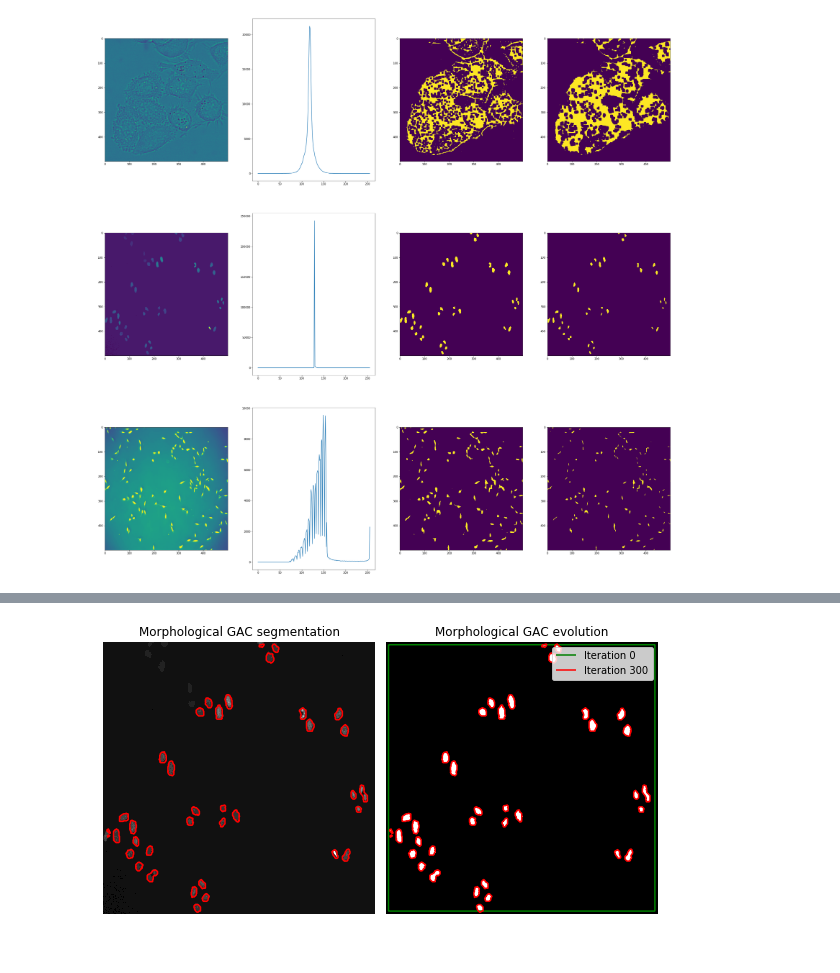
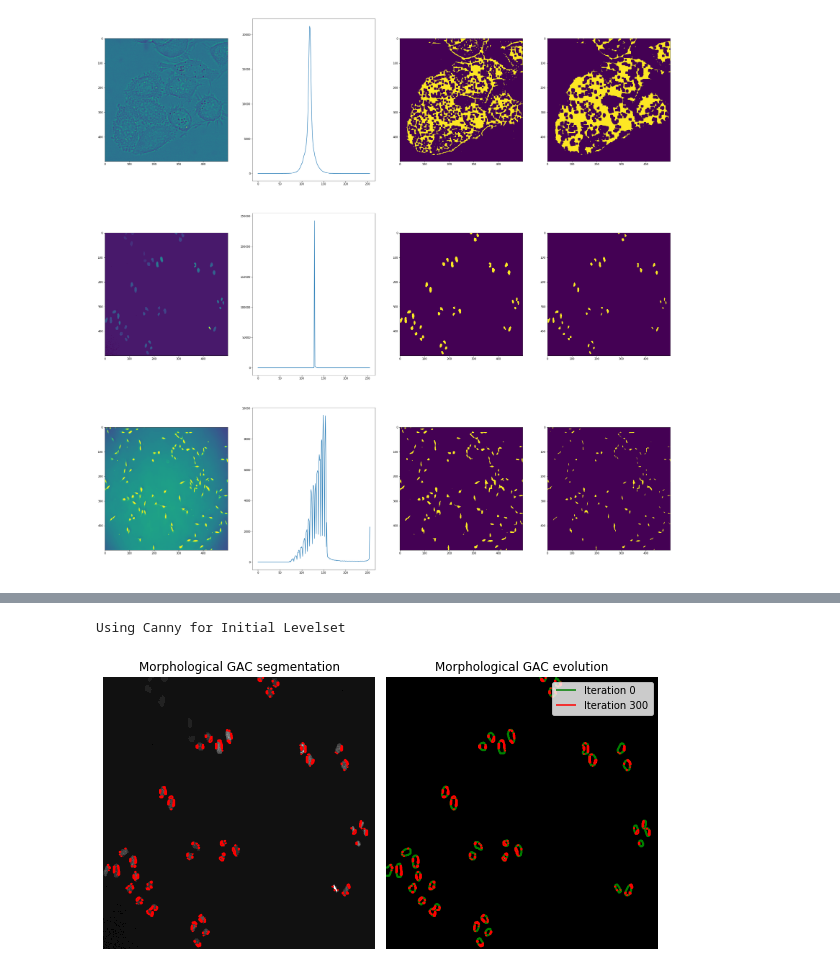
Before and after one commit to shizhs/COMP9517, a Jupyter notebook: levelset_segmentation.ipynb, the cells around one changed output, grey strips where cells are left out. Saved outputs shown, nothing was run; the diff lists cells and outputs as text; code cells hidden in the pictures.

Commit message:
Canny detection for initial levelset template

```diff
--- a/levelset_segmentation.ipynb
+++ b/levelset_segmentation.ipynb
@@ -92,3 +92,40 @@ fluo_resized, fluo_th, fluo_th2 = thres_preprocessing(fluo_test, f2, 5)
 phc_resized, phc_th, phc_th2 = thres_preprocessing(phc_test, f2, 9)
 # %% [output]
 [figure]
+# %%
+# import glob
+
+def automatic_canny(img, f=None, i=None, sigma=0.33):
+
+# #     blurred_img = cv2.GaussianBlur(resized_img, (3,3), 0)
+#     kernel = np.ones((7,7), np.uint8)
+# #     blurred_img = cv2.morphologyEx(resized_img, cv2.MORPH_TOPHAT, kernel)
+#     opened = cv2.morphologyEx(resized_img, cv2.MORPH_OPEN, kernel)
+#     closed = cv2.morphologyEx(opened, cv2.MORPH_CLOSE, kernel)
+#     blurred_img = closed - opened
+
+#     st = cv2.morphologyEx(resized_img, cv2.MORPH_CLOSE, np.ones((7,7),np.uint8))
+#     st2 = cv2.morphologyEx(resized_img, cv2.MORPH_OPEN, np.ones((7,7),np.uint8))
+#     blurred_img = st - st2
+
+    # Compute the median of the single channel pixel intensities
+    v = np.median(img)
+
+    # Apply canny detection using computed median
+    lower = int(max(0, (1.0-sigma) * v))
+    upper = int(min(255,  (1.0+sigma) * v))
+    edged_img = cv2.Canny(img, lower, upper)
+
+    if f != None and i != None:
+        ax = f.add_subplot(3,2,i)
+        ax.imshow(img, cmap='gray')
+        ax0 = f.add_subplot(3,2,i+1)
+        ax0.imshow(edged_img, cmap='gray')
+
+    return edged_img
+
+# Run Canny
+f3 = plt.figure(figsize=(38, 38))
+dic_edged = automatic_canny(dic_th, f3, 1)
+fluo_edged = automatic_canny(fluo_th, f3, 3)
+phc_edged = automatic_canny(phc_th, f3, 5)
@@ -140,6 +179,9 @@ def level_set_segmentation(img, iteration = 300,
         reverse_ls = checkerboard_level_set
     elif level_set == 'circles':
         init_ls = initial_circle_ls(img.shape, level_size)
+    else:
+        print("Using Canny for Initial Levelset")
+        init_ls = level_set
 
     # List with intermediate results for plotting the evolution
     evolution = []
@@ -148,35 +190,36 @@ def level_set_segmentation(img, iteration = 300,
                                                smoothing=1, balloon=-1,
                                                threshold=0.8,
                                                iter_callback=callback)
 
     return ls, evolution
 
 # test
 img2 = cv2.resize(fluo_test, (500, 500))
 img = cv2.resize(fluo_th, (500, 500))
-ls, evolution = level_set_segmentation(img, 250)
+ls, evolution = level_set_segmentation(img, 250, level_set=fluo_edged)
 
 fig, axes = plt.subplots(1, 2, figsize=(8, 8))
 ax = axes.flatten()
 ax[0].imshow(img2, cmap="gray")
 ax[0].set_axis_off()
 ax[0].contour(ls, [0.5], colors='r')
 ax[0].set_title("Morphological GAC segmentation", fontsize=12)
 
 ax[1].imshow(ls, cmap="gray")
 ax[1].set_axis_off()
 contour = ax[1].contour(evolution[0], [0.5], colors='g')
 contour.collections[0].set_label("Iteration 0")
 contour = ax[1].contour(evolution[-1], [0.5], colors='r')
 contour.collections[0].set_label("Iteration 300")
 ax[1].legend(loc="upper right")
 title = "Morphological GAC evolution"
 ax[1].set_title(title, fontsize=12)
 
 fig.tight_layout()
 plt.show()
 # %% [output]
+Using Canny for Initial Levelset
-[figure, old version]
+[figure, new version]
 # %%
 from skimage.measure import label, regionprops
 import matplotlib.patches as mpatches
```
Also changed, not shown: parts of 1 cell of this notebook.
